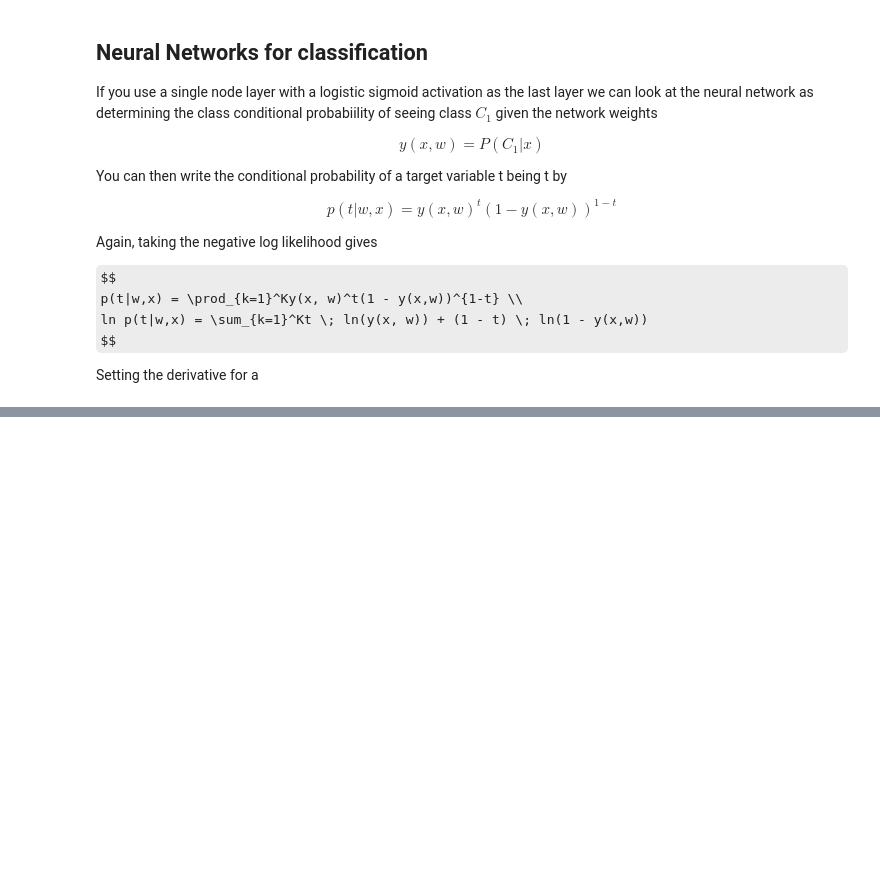
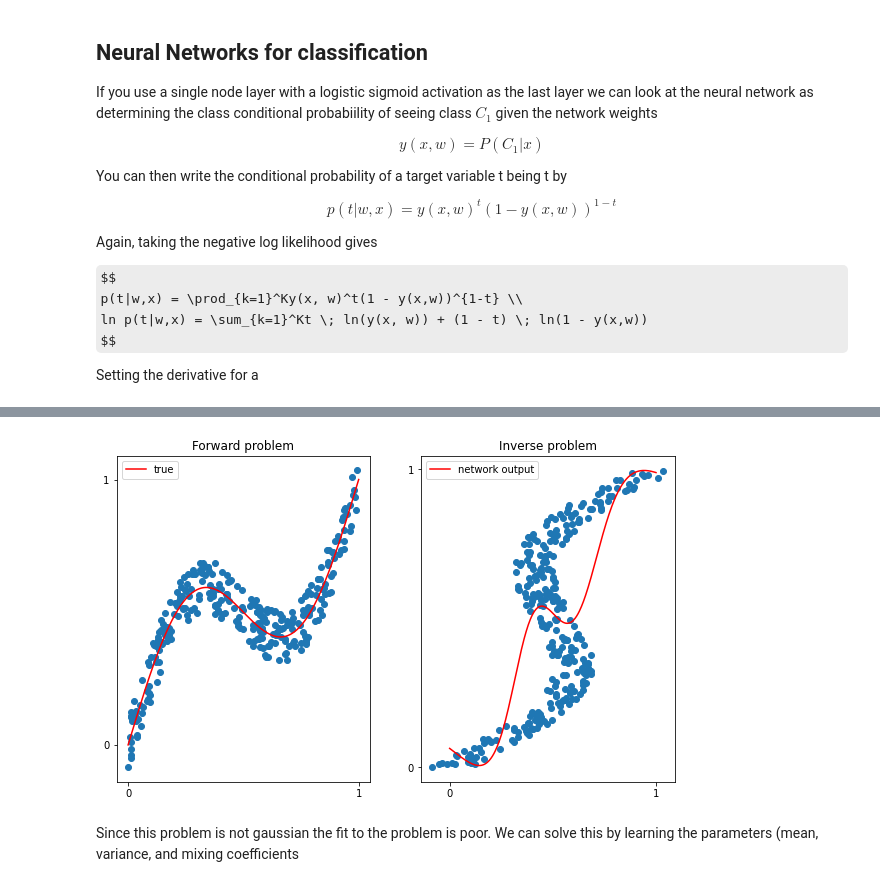
Before and after one commit to wouterMostard/PRML, a Jupyter notebook: Chapter 5 Neural Networks.ipynb, the cells around one changed output, grey strips where cells are left out. Drawn from its saved outputs; the diff is of its cells as text; code cells hidden in the pictures; some formulas as TeX source; blank space fills up the shorter version.

Commit message:
Add start of mixture density network

```diff
--- a/Chapter 5 Neural Networks.ipynb
+++ b/Chapter 5 Neural Networks.ipynb
@@ -122,0 +163,20 @@ Setting the derivative for a
+# %%
+fig, axes = plt.subplots(nrows=1, ncols=2, figsize=(10, 6))
+axes[0].set_title('Forward problem')
+axes[0].scatter(x, t)
+axes[0].plot(np.linspace(0, 1, num_examples), true_function(np.linspace(0, 1, num_examples)), c='r', label='true')
+axes[0].set_xticks(np.linspace(0, 1, 2))
+axes[0].set_yticks(np.linspace(0, 1, 2))
+axes[0].legend()
+axes[1].set_title('Inverse problem')
+axes[1].scatter(t, x)
+predictions = model(torch.from_numpy(np.linspace(0, 1, num_examples)).float().reshape(-1, 1)).detach().numpy().flatten()
+axes[1].plot(np.linspace(0, 1, num_examples), predictions, c='r', label='network output')
+axes[1].set_xticks(np.linspace(0, 1, 2))
+axes[1].set_yticks(np.linspace(0, 1, 2))
+plt.legend()
+plt.show()
+# %% [output]
+[figure, added]
+# %% [markdown]
+Since this problem is not gaussian the fit to the problem is poor. We can solve this by learning the parameters (mean, variance, and mixing coefficients
```
Also changed, not shown: parts of 4 cells of this notebook, 1 other file.
